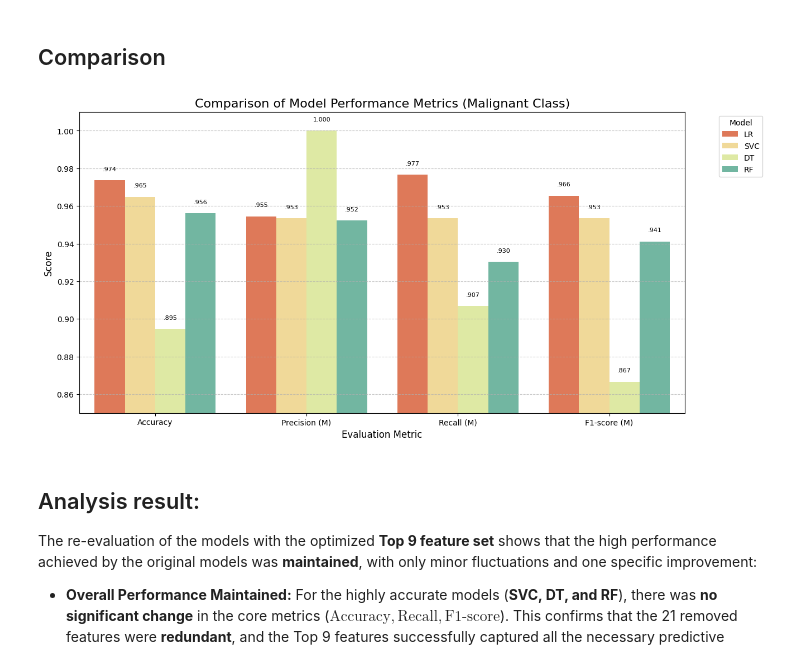
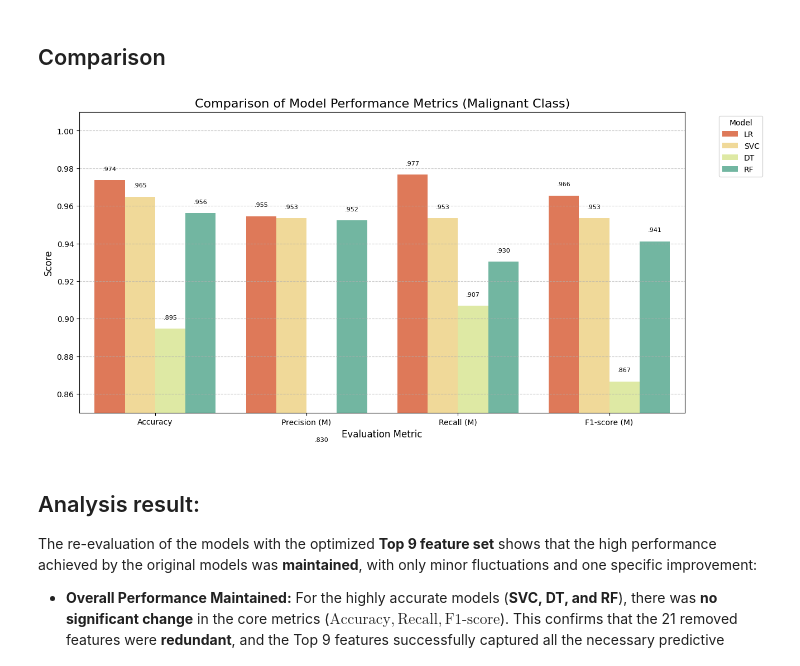
Before and after one commit to minhleathvn/01-supervised-learning, a Jupyter notebook: breast_cancer.ipynb, the cells around one changed output. Saved outputs shown, nothing was run; the diff lists cells and outputs as text; code cells hidden in the pictures.

```diff
--- a/breast_cancer.ipynb
+++ b/breast_cancer.ipynb
@@ -853,7 +853,7 @@ grid_search = GridSearchCV(svc, svc_params, cv=cv, scoring='recall')
 svc_best_model = grid_search.fit(X_train_scaled, y_train)
 new_sv_y_pred = svc_best_model.predict(X_test_scaled)
 
-new_sv_accuracy, new_sv_precision, new_sv_recall, new_sv_f1 = print_heatmap_result(new_sv_y_pred, 'Confusion Matrix SVM', 'crest')
+new_sv_accuracy, new_sv_precision, new_sv_recall, new_sv_f1 = print_heatmap_result(new_sv_y_pred, 'NEW confusion Matrix SVM', 'crest')
 # %% [output]
 Accuracy: 0.965
 Precision: 0.953
@@ -887,7 +887,7 @@ grid_search = GridSearchCV(estimator=dtc, param_grid=dtc_params, scoring='recall
 dtc_best_model = grid_search.fit(X_train, y_train)
 new_dt_y_pred = dtc_best_model.predict(X_test)
 
-new_dt_accuracy, new_dt_precision, new_dt_recall, new_dt_f1 = print_heatmap_result(new_dt_y_pred, 'Confusion Matrix Decision Tree', 'Purples')
+new_dt_accuracy, new_dt_precision, new_dt_recall, new_dt_f1 = print_heatmap_result(new_dt_y_pred, 'New confusion Matrix Decision Tree', 'Purples')
 # %% [output]
 Accuracy: 0.895
 Precision: 0.830
@@ -944,7 +944,7 @@ data = {
         # Accuracy
         new_lr_accuracy, new_sv_accuracy, new_dt_accuracy, new_rf_accuracy,
         # Precision (M)
-        new_lr_precision, new_sv_precision, dt_precision, new_rf_precision,
+        new_lr_precision, new_sv_precision, new_dt_precision, new_rf_precision,
         # Recall (M)
         new_lr_recall, new_sv_recall, new_dt_recall, new_rf_recall,
         # F1-score (M)
@@ -952,34 +952,34 @@ data = {
     ]
 }
 
 df_metrics = pd.DataFrame(data)
 
 # Create the Comparative Plot ---
 plt.figure(figsize=(14, 7))
 
 # Use a hue to compare the models across all metrics
 sns.barplot(x='Metric', y='Score', hue='Model', data=df_metrics, palette='Spectral')
 
 plt.title('Comparison of Model Performance Metrics (Malignant Class)', fontsize=16)
 plt.xlabel('Evaluation Metric', fontsize=12)
 plt.ylabel('Score', fontsize=12)
 plt.ylim(0.85, 1.01) # Set y-limit to better emphasize differences
 
 # Add score labels on top of the bars
 for p in plt.gca().patches:
     height = p.get_height()
     if pd.notna(height) and isinstance(height, (int, float)) and height>0:
         # Format the label to 3 decimal places
         plt.gca().text(p.get_x() + p.get_width() / 2.,
                        height + 0.005,
                        '{:1.3f}'.format(height).lstrip('0'),
                        ha='center', fontsize=8, color='black')
 
 plt.legend(title='Model', bbox_to_anchor=(1.05, 1), loc='upper left')
 plt.grid(axis='y', linestyle='--', alpha=0.7)
 plt.show()
 # %% [output]
-[figure, old version]
+[figure, new version]
 # %% [markdown]
 ## Analysis result:
 
```
Also changed, not shown: parts of 7 cells of this notebook.
